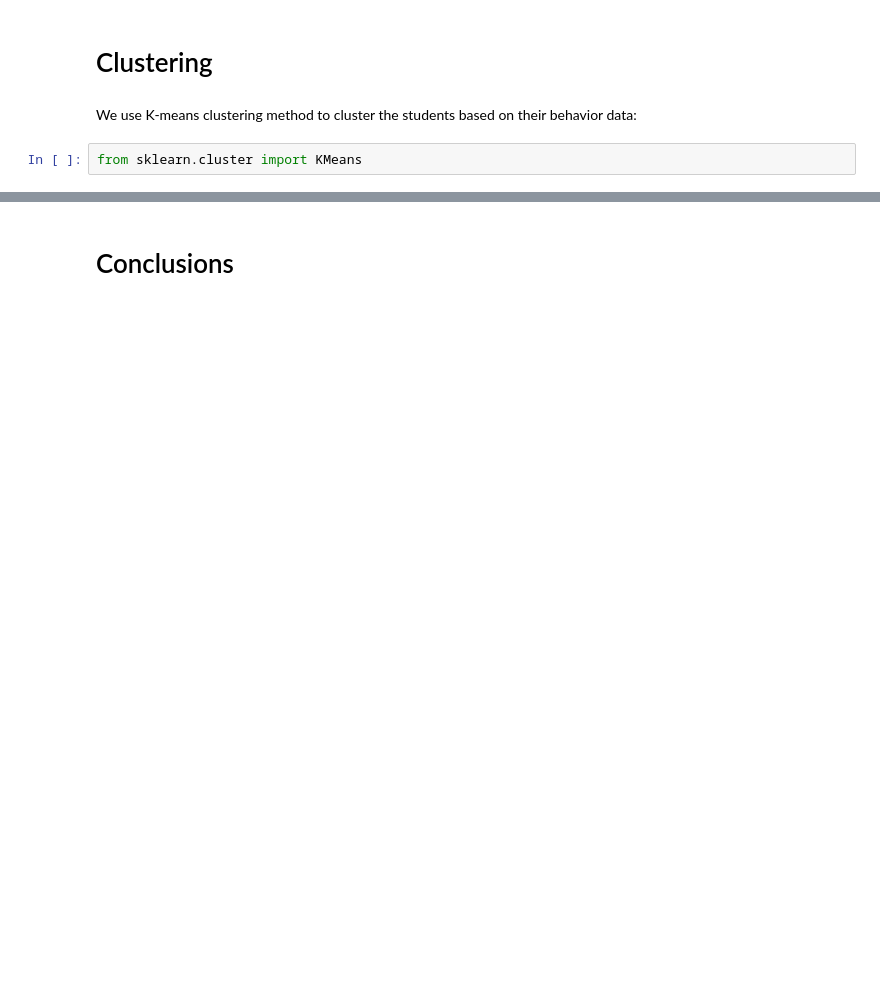
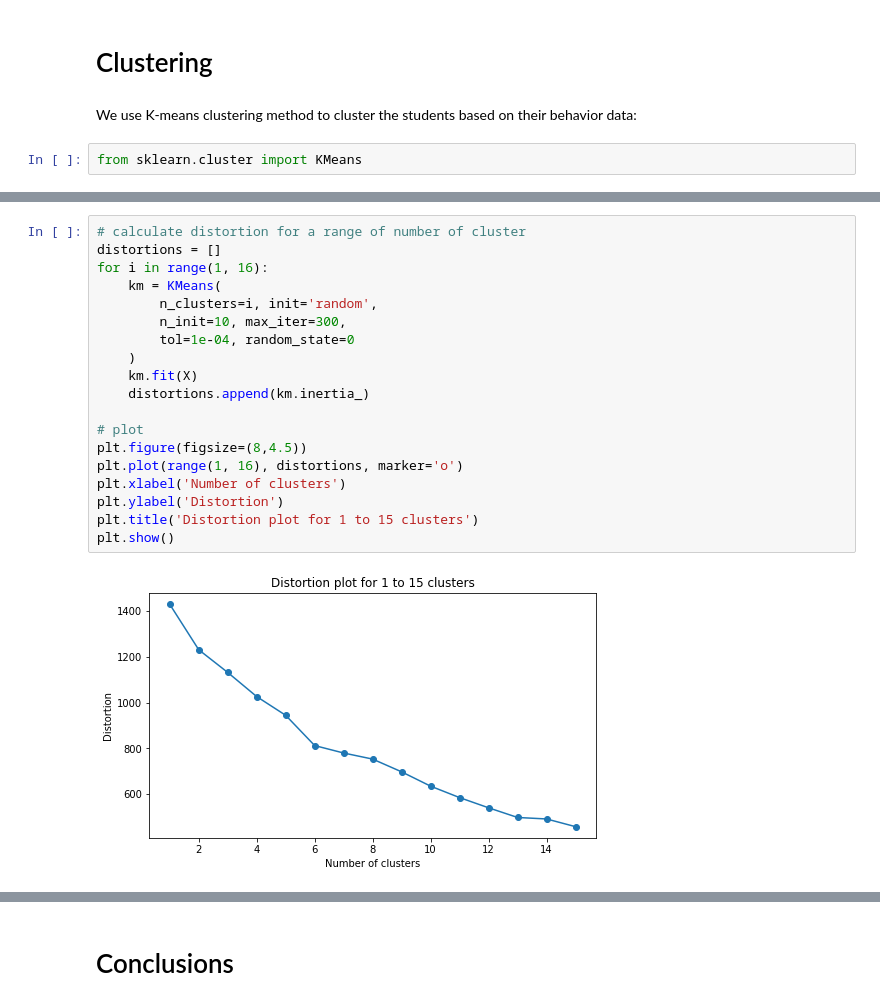
Before and after one commit to ZhenghaoXiao32/educational-process-mining, a Jupyter notebook: educational_process_mining.ipynb, the cells around one changed output, grey strips where cells are left out. Cells and saved outputs as stored; diff of their text form; blank space fills up the shorter version.

Commit message:
Feat: Add clustering

```diff
--- a/educational_process_mining.ipynb
+++ b/educational_process_mining.ipynb
@@ -1604,0 +1635,21 @@ from sklearn.cluster import KMeans
+# %%
+# calculate distortion for a range of number of cluster
+distortions = []
+for i in range(1, 16):
+    km = KMeans(
+        n_clusters=i, init='random',
+        n_init=10, max_iter=300,
+        tol=1e-04, random_state=0
+    )
+    km.fit(X)
+    distortions.append(km.inertia_)
+
+# plot
+plt.figure(figsize=(8,4.5))
+plt.plot(range(1, 16), distortions, marker='o')
+plt.xlabel('Number of clusters')
+plt.ylabel('Distortion')
+plt.title('Distortion plot for 1 to 15 clusters')
+plt.show()
+# %% [output]
+[figure, added]
```
Also changed, not shown: parts of 33 cells of this notebook.
